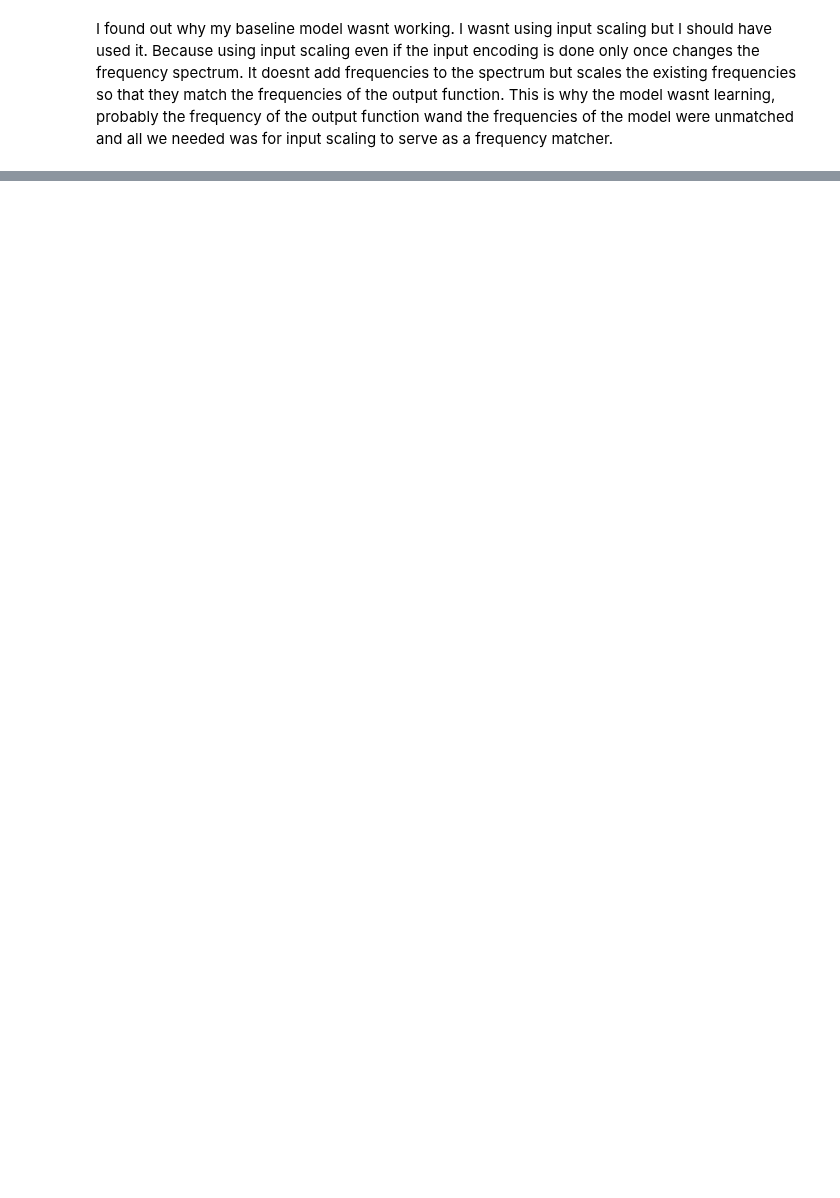
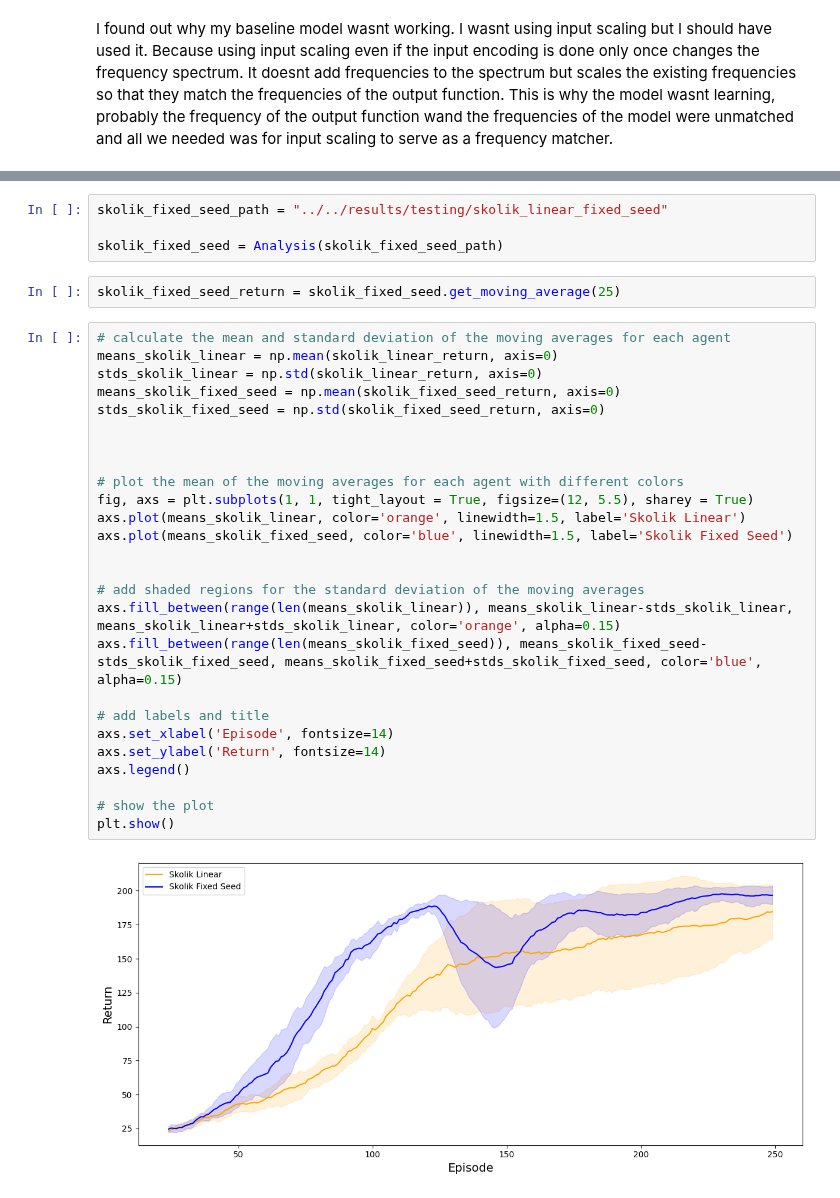
Before and after one commit to RodrigoCoelho7/VQC_Qlearning, a Jupyter notebook: data_analysis/errors.ipynb, the cells around one changed output, grey strips where cells are left out. Drawn from its saved outputs; the diff is of its cells as text; blank space fills up the shorter version.

```diff
--- a/data_analysis/errors.ipynb
+++ b/data_analysis/errors.ipynb
@@ -182,0 +250,34 @@ I found out why my baseline model wasnt working. I wasnt using input scaling but
+# %%
+skolik_fixed_seed_path = "../../results/testing/skolik_linear_fixed_seed"
+
+skolik_fixed_seed = Analysis(skolik_fixed_seed_path)
+# %%
+skolik_fixed_seed_return = skolik_fixed_seed.get_moving_average(25)
+# %%
+# calculate the mean and standard deviation of the moving averages for each agent
+means_skolik_linear = np.mean(skolik_linear_return, axis=0)
+stds_skolik_linear = np.std(skolik_linear_return, axis=0)
+means_skolik_fixed_seed = np.mean(skolik_fixed_seed_return, axis=0)
+stds_skolik_fixed_seed = np.std(skolik_fixed_seed_return, axis=0)
+
+
+
+# plot the mean of the moving averages for each agent with different colors
+fig, axs = plt.subplots(1, 1, tight_layout = True, figsize=(12, 5.5), sharey = True)
+axs.plot(means_skolik_linear, color='orange', linewidth=1.5, label='Skolik Linear')
+axs.plot(means_skolik_fixed_seed, color='blue', linewidth=1.5, label='Skolik Fixed Seed')
+
+
+# add shaded regions for the standard deviation of the moving averages
+axs.fill_between(range(len(means_skolik_linear)), means_skolik_linear-stds_skolik_linear, means_skolik_linear+stds_skolik_linear, color='orange', alpha=0.15)
+axs.fill_between(range(len(means_skolik_fixed_seed)), means_skolik_fixed_seed-stds_skolik_fixed_seed, means_skolik_fixed_seed+stds_skolik_fixed_seed, color='blue', alpha=0.15)
+
+# add labels and title
+axs.set_xlabel('Episode', fontsize=14)
+axs.set_ylabel('Return', fontsize=14)
+axs.legend()
+
+# show the plot
+plt.show()
+# %% [output]
+[figure, added]
```
Also changed, not shown: parts of 11 cells of this notebook, 19 other files.
